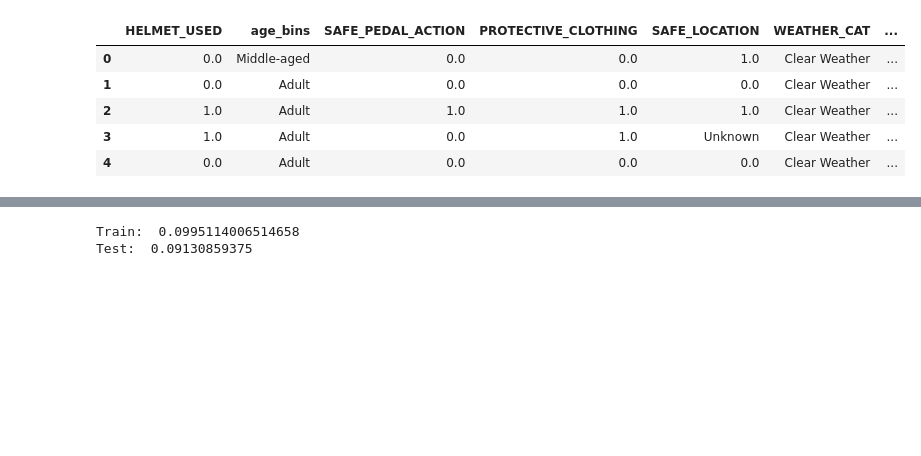
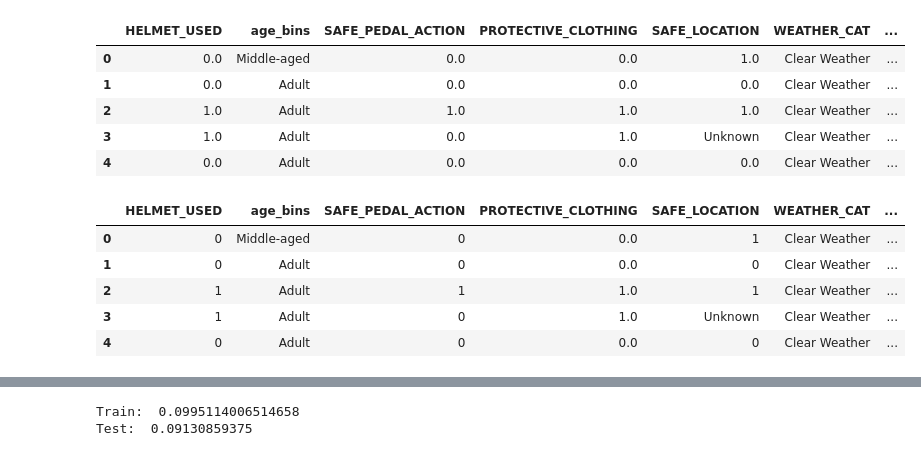
Before and after one commit to jnahra/phase-3-project, a Jupyter notebook: sean_modeling.ipynb, the cells around one changed output, grey strips where cells are left out. Cells and saved outputs as stored; diff of their text form; code cells hidden in the pictures; blank space fills up the shorter version.

```diff
--- a/sean_modeling.ipynb
+++ b/sean_modeling.ipynb
@@ -34,4 +34,17 @@ X.head()
 | 2 | 1.0 | Adult | 1.0 | 1.0 | 1.0 | Clear Weather | ... |
 | 3 | 1.0 | Adult | 0.0 | 1.0 | Unknown | Clear Weather | ... |
 | 4 | 0.0 | Adult | 0.0 | 0.0 | 0.0 | Clear Weather | ... |
+# %%
+X = X.replace(('0.0'),0.0)
+X = X.replace(('1.0'),1.0)
+
+
+X.head()
+# %% [output]
+|  | HELMET_USED | age_bins | SAFE_PEDAL_ACTION | PROTECTIVE_CLOTHING | SAFE_LOCATION | WEATHER_CAT | ... |
+| 0 | 0 | Middle-aged | 0 | 0.0 | 1 | Clear Weather | ... |
+| 1 | 0 | Adult | 0 | 0.0 | 0 | Clear Weather | ... |
+| 2 | 1 | Adult | 1 | 1.0 | 1 | Clear Weather | ... |
+| 3 | 1 | Adult | 0 | 1.0 | Unknown | Clear Weather | ... |
+| 4 | 0 | Adult | 0 | 0.0 | 0 | Clear Weather | ... |
 # %%
```
Also changed, not shown: parts of 7 cells of this notebook.
